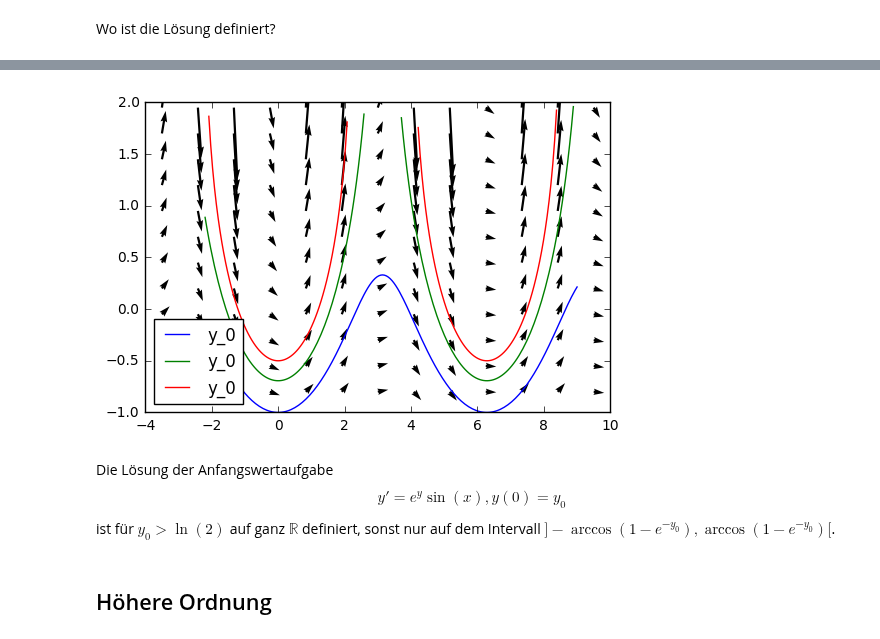
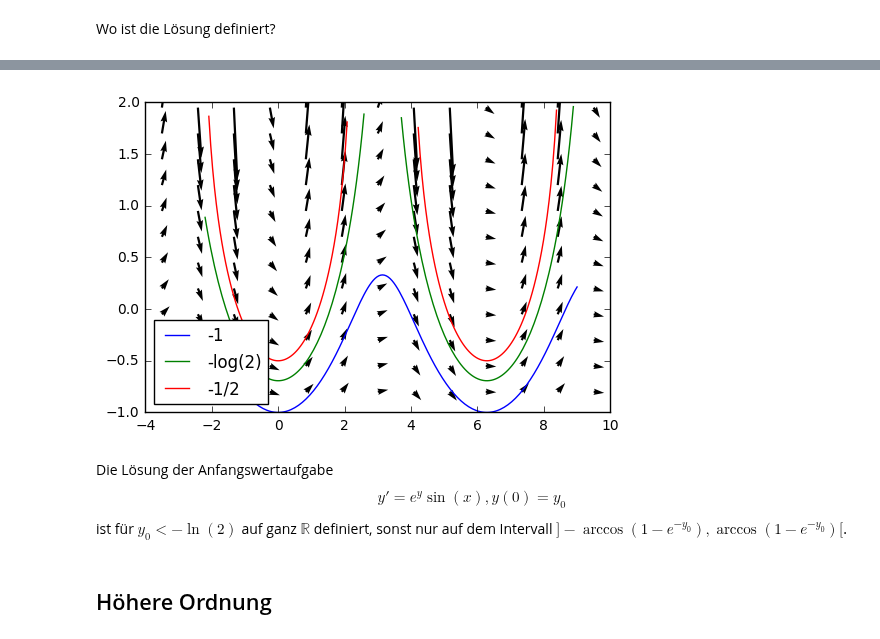
Before and after one commit to Ruediger-Braun/compana16, a Jupyter notebook: Lektion11.ipynb, the cells around one changed output, grey strips where cells are left out. Drawn from its saved outputs; the diff is of its cells as text; code cells hidden in the pictures.

```diff
--- a/Lektion11.ipynb
+++ b/Lektion11.ipynb
@@ -269,17 +269,17 @@ solve(Eq(1-exp(-y0), -1))
 # %%
 plt.quiver(X, Y, np.ones_like(X), vf, angles='xy')
 for yy in [-1, -log(2), -S(1)/2]:
     fn = lambdify(x, f_y0.subs(y0, yy), 'numpy')
     wn = fn(xn)
     wn[wn>2] = np.nan
-    plt.plot(xn, wn, label=y0)
+    plt.plot(xn, wn, label=yy)
 plt.legend(loc='lower left');
 # %% [output]
-[figure, old version]
+[figure, new version]
 # %% [markdown]
 Die Lösung der Anfangswertaufgabe
 $$ y' = e^y \sin(x), y(0) = y_0 $$
-ist für $y_0 > \ln(2)$ auf ganz $\mathbb R$ definiert, sonst nur auf dem Intervall $]-\arccos(1-e^{-y_0}), \arccos(1-e^{-y_0})[ $.
+ist für $y_0 < -\ln(2)$ auf ganz $\mathbb R$ definiert, sonst nur auf dem Intervall $]-\arccos(1-e^{-y_0}), \arccos(1-e^{-y_0})[ $.
 # %% [markdown]
 ## Höhere Ordnung
 # %%
```
Also changed, not shown: parts of 33 cells of this notebook.
